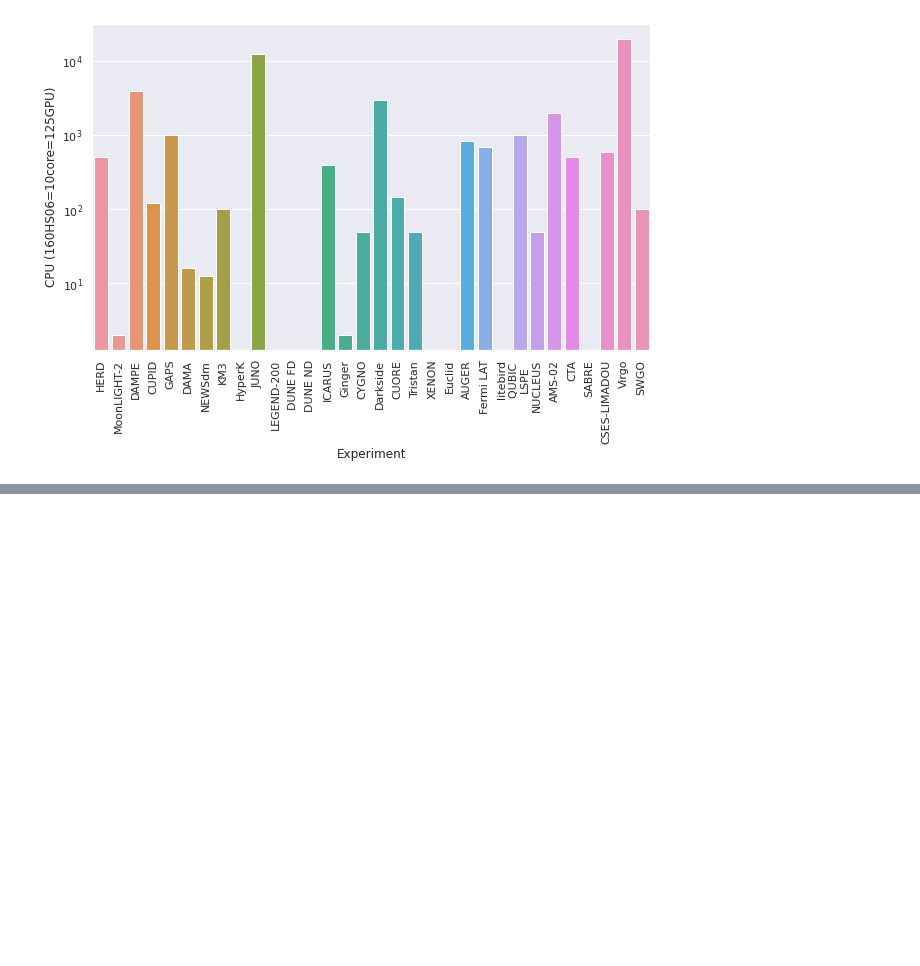
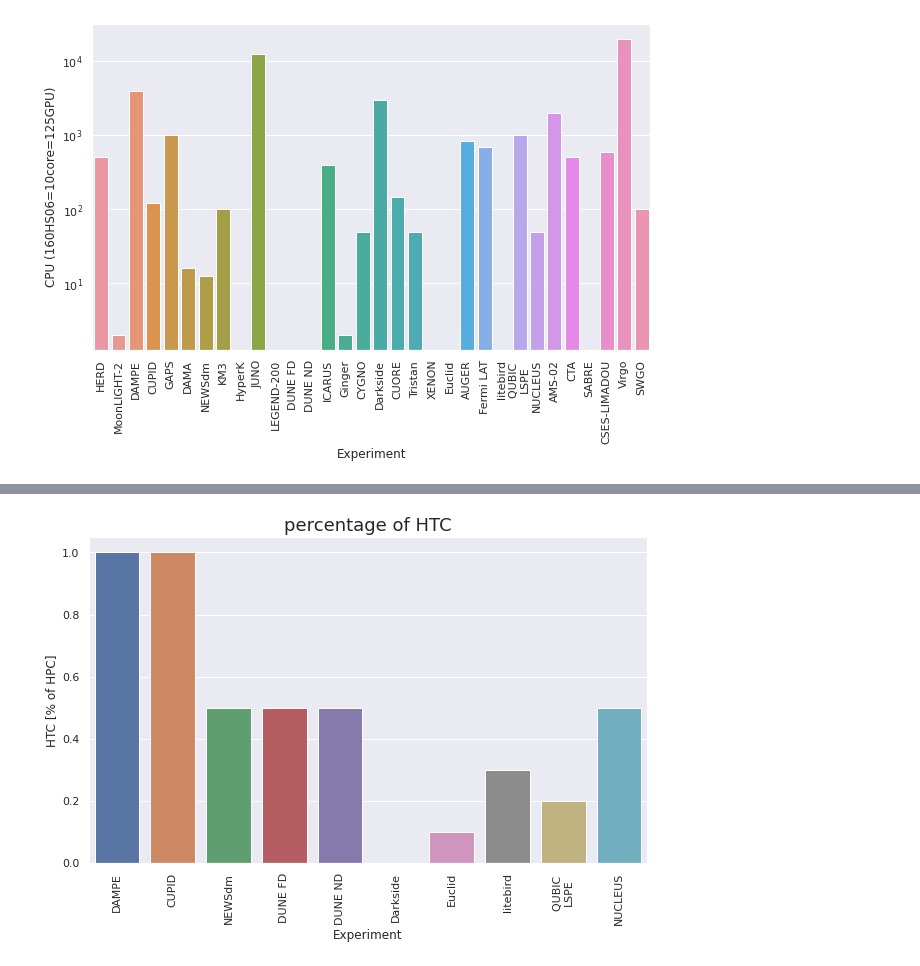
Before and after one commit to gmazzitelli/GSN2, a Jupyter notebook: rateVsSizeAP.ipynb, the cells around one changed output, grey strips where cells are left out. Saved outputs shown, nothing was run; the diff lists cells and outputs as text; code cells hidden in the pictures; blank space fills up the shorter version.

```diff
--- a/rateVsSizeAP.ipynb
+++ b/rateVsSizeAP.ipynb
@@ -194,0 +205,10 @@ plt.show()
+# %%
+fig, ax = plt.subplots(figsize=(10,6))
+sns.barplot(data=pd[pd["HPC"]>1], x="Experiment", y="HTC")
+ax.tick_params(axis='x', rotation=90)
+#ax.set_yscale('log')
+ax.set_ylabel("HTC [% of HPC]")
+ax.set_title('percentage of HTC', fontsize=18)
+plt.show()
+# %% [output]
+[figure, added]
```
Also changed, not shown: parts of 6 cells of this notebook.
